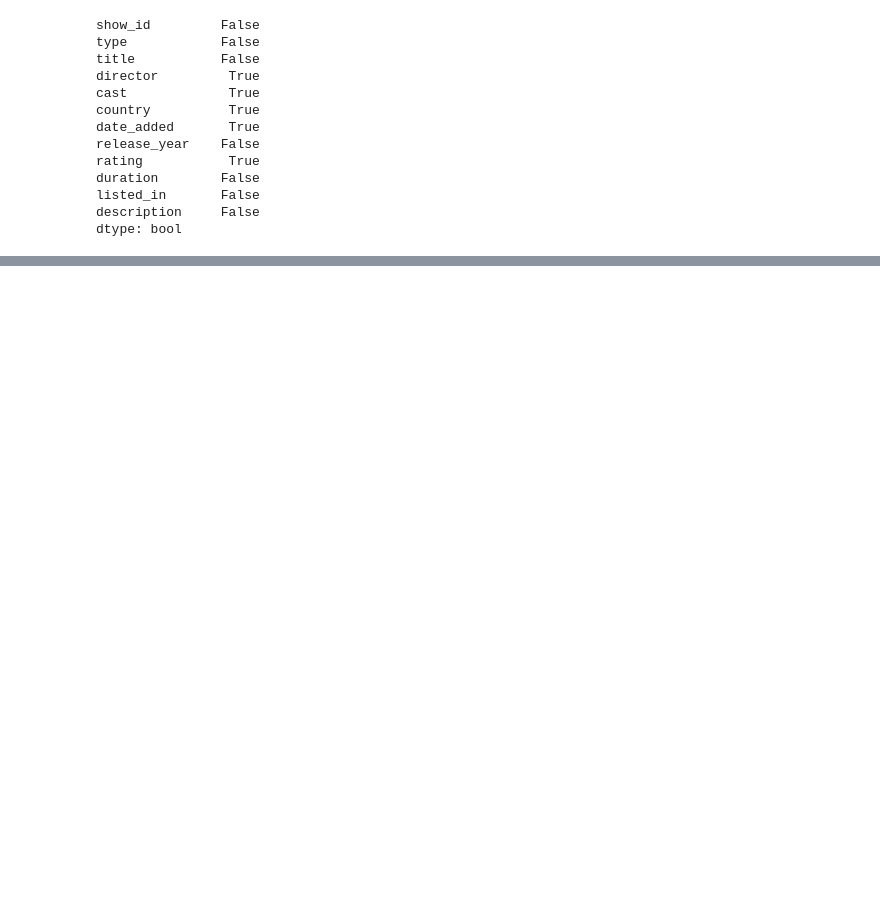
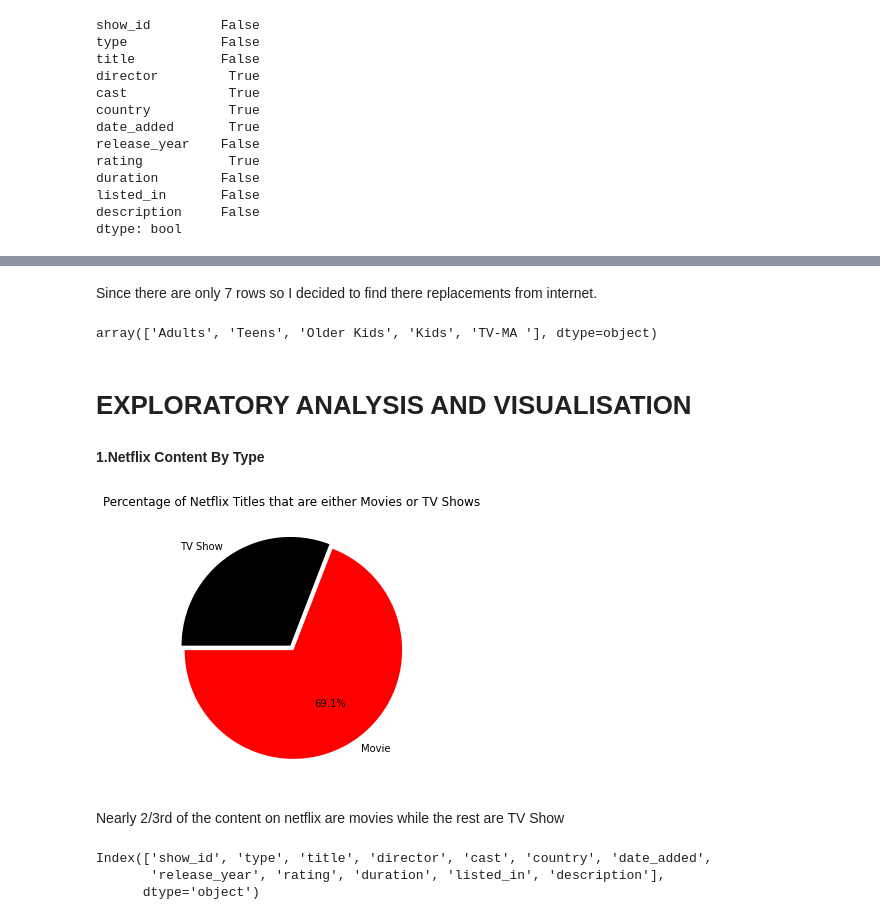
Before and after one commit to kumarirakhi19/NETFLIX-MOVIES-AND-TV-SHOWS-CLUSTERING, a Jupyter notebook: NETFLIX_MOVIES_AND_TV_SHOWS_CLUSTERING.ipynb, the cells around one changed output, grey strips where cells are left out. Drawn from its saved outputs; the diff is of its cells as text; code cells hidden in the pictures; blank space fills up the shorter version.

```diff
--- a/NETFLIX_MOVIES_AND_TV_SHOWS_CLUSTERING.ipynb
+++ b/NETFLIX_MOVIES_AND_TV_SHOWS_CLUSTERING.ipynb
@@ -114,0 +145,4 @@ dtype: bool
+# %%
+net_df.director.fillna("No Director", inplace=True)
+net_df.cast.fillna("No Cast", inplace=True)
+net_df.country.fillna("Country Unavailable", inplace=True)
@@ -114,0 +174,56 @@ dtype: bool
+# %% [markdown]
+Since there are only 7 rows so I decided to find there replacements from internet.
+# %%
+ rating_replacements = {
+    67: 'TV-PG',
+    2359: 'TV-14',
+    3660: 'TV-MA',
+    3736: 'TV-MA',
+    3737: 'NR',
+    3738: 'TV-MA',
+    4323: 'TV-MA '
+}
+
+for id, rate in rating_replacements.items():
+    net_df.iloc[id, 8] = rate
+# %%
+ratings_ages = {
+    'TV-PG': 'Older Kids',
+    'TV-MA': 'Adults',
+    'TV-Y7-FV': 'Older Kids',
+    'TV-Y7': 'Older Kids',
+    'TV-14': 'Teens',
+    'R': 'Adults',
+    'TV-Y': 'Kids',
+    'NR': 'Adults',
+    'PG-13': 'Teens',
+    'TV-G': 'Kids',
+    'PG': 'Older Kids',
+    'G': 'Kids',
+    'UR': 'Adults',
+    'NC-17': 'Adults'
+}
+
+net_df['target_ages'] = net_df['rating'].replace(ratings_ages)
+net_df['target_ages'].unique()
+# %% [output]
+array(['Adults', 'Teens', 'Older Kids', 'Kids', 'TV-MA '], dtype=object)
+# %% [markdown]
+# **EXPLORATORY ANALYSIS AND VISUALISATION**
+# %% [markdown]
+**1.Netflix Content By Type**
+# %%
+plt.figure(figsize=(10,5))
+plt.title("Percentage of Netflix Titles that are either Movies or TV Shows")
+g = plt.pie(net_df.type.value_counts(),explode=(0.025,0.025), labels=net_df.type.value_counts().index, colors=['red','black'],autopct='%1.1f%%', startangle=180)
+plt.show()
+# %% [output]
+[figure, added]
+# %% [markdown]
+Nearly 2/3rd of the content on netflix are movies while the rest are TV Show
+# %%
+net_df.columns
+# %% [output]
+Index(['show_id', 'type', 'title', 'director', 'cast', 'country', 'date_added',
+       'release_year', 'rating', 'duration', 'listed_in', 'description'],
+      dtype='object')
```
Also changed, not shown: parts of 52 cells of this notebook.
